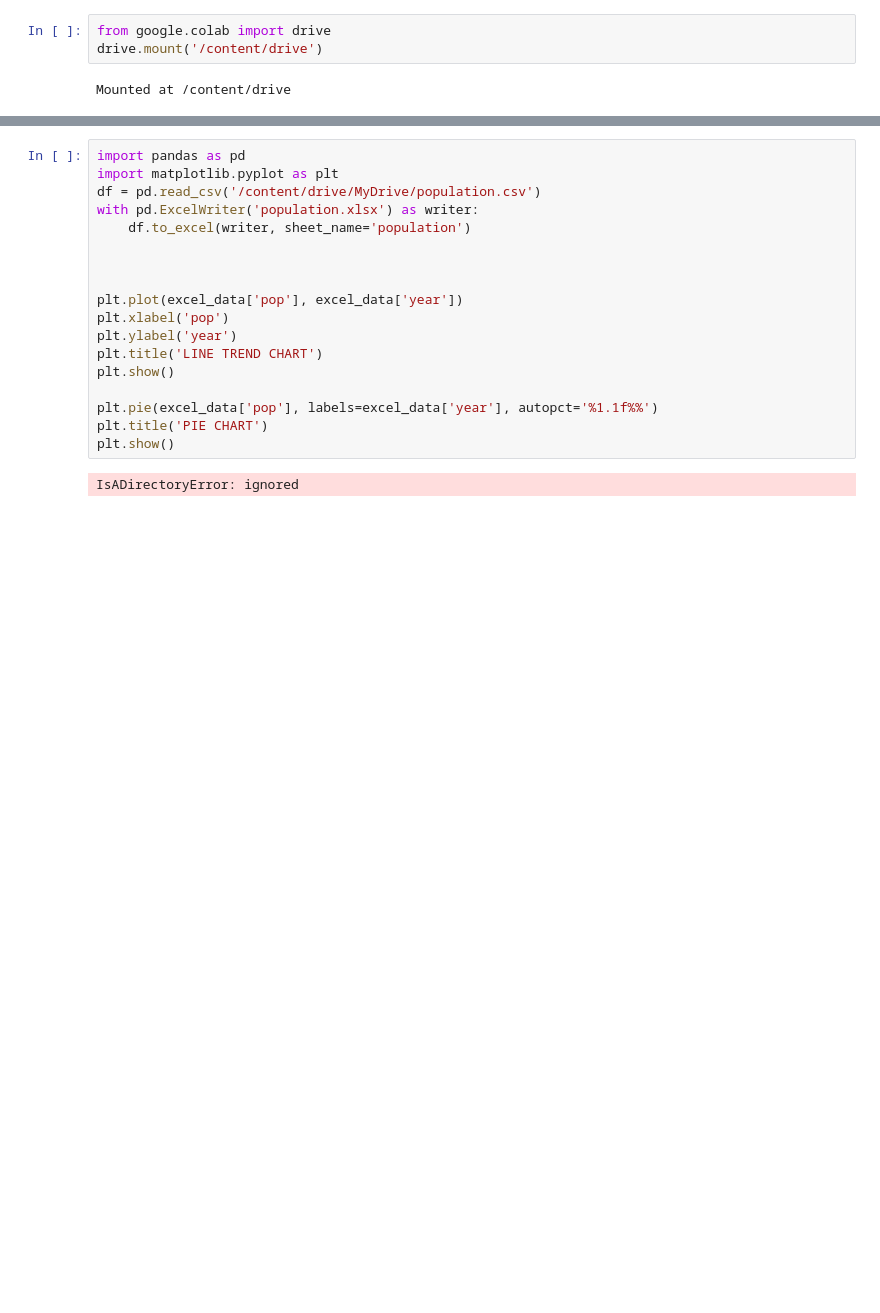
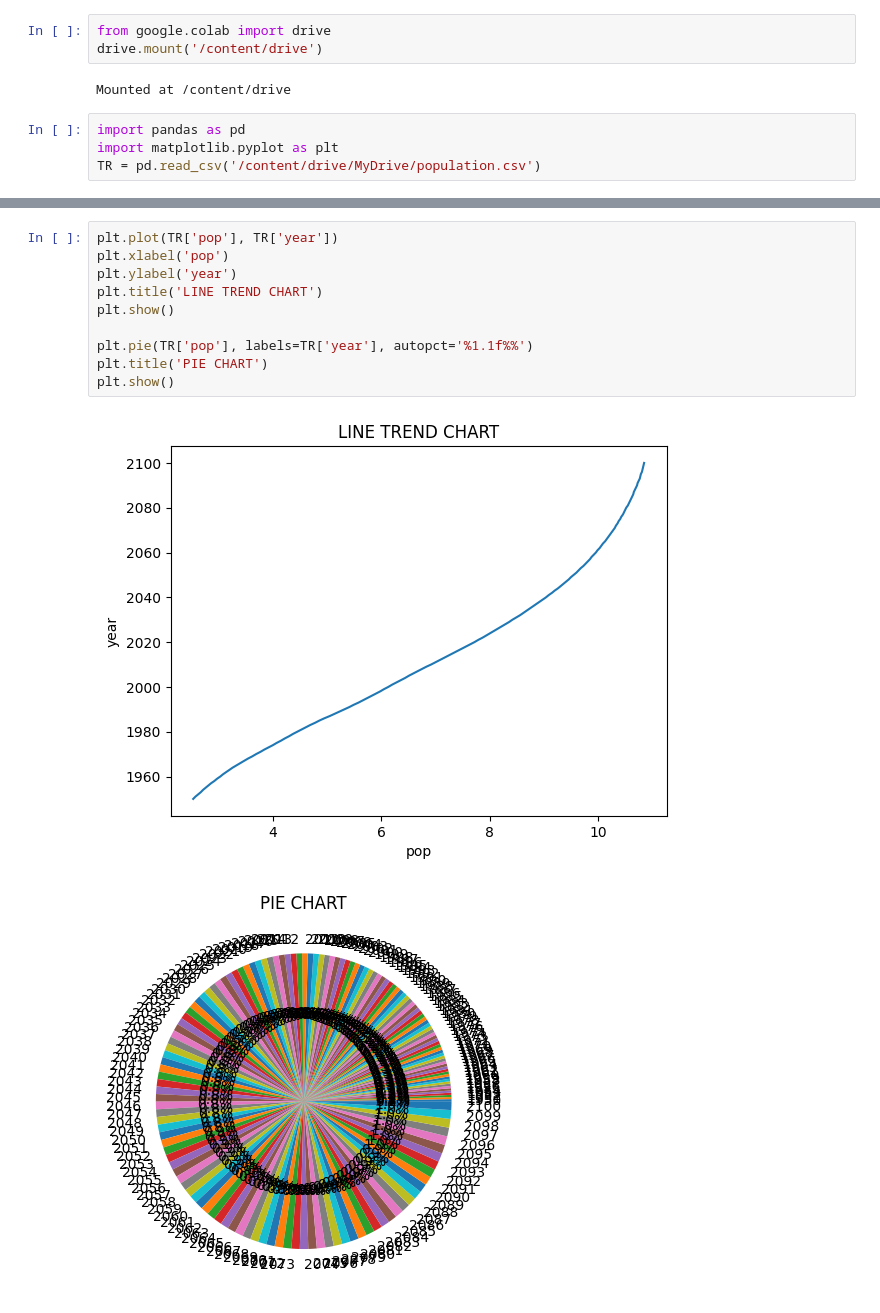
Before and after one commit to TIM921107/homework-1, a Jupyter notebook: 作業4.ipynb, the cells around one changed output, grey strips where cells are left out. Cells and saved outputs as stored; diff of their text form; blank space fills up the shorter version.

```diff
--- a/作業4.ipynb
+++ b/作業4.ipynb
@@ -5,3 +5,7 @@ from google.colab import drive
 drive.mount('/content/drive')
 # %% [output]
 Mounted at /content/drive
+# %%
+import pandas as pd
+import matplotlib.pyplot as plt
+TR = pd.read_csv('/content/drive/MyDrive/population.csv')
@@ -8,20 +15,13 @@ Mounted at /content/drive
 # %%
-import pandas as pd
-import matplotlib.pyplot as plt
-df = pd.read_csv('/content/drive/MyDrive/population.csv')
-with pd.ExcelWriter('population.xlsx') as writer:
-    df.to_excel(writer, sheet_name='population')
-
-
-
-plt.plot(excel_data['pop'], excel_data['year'])
+plt.plot(TR['pop'], TR['year'])
 plt.xlabel('pop')
 plt.ylabel('year')
 plt.title('LINE TREND CHART')
 plt.show()
 
-plt.pie(excel_data['pop'], labels=excel_data['year'], autopct='%1.1f%%')
+plt.pie(TR['pop'], labels=TR['year'], autopct='%1.1f%%')
 plt.title('PIE CHART')
 plt.show()
 # %% [output]
-IsADirectoryError: ignored
+[figure, added]
+[figure, added]
```
Also changed, not shown: parts of 1 cell of this notebook.
